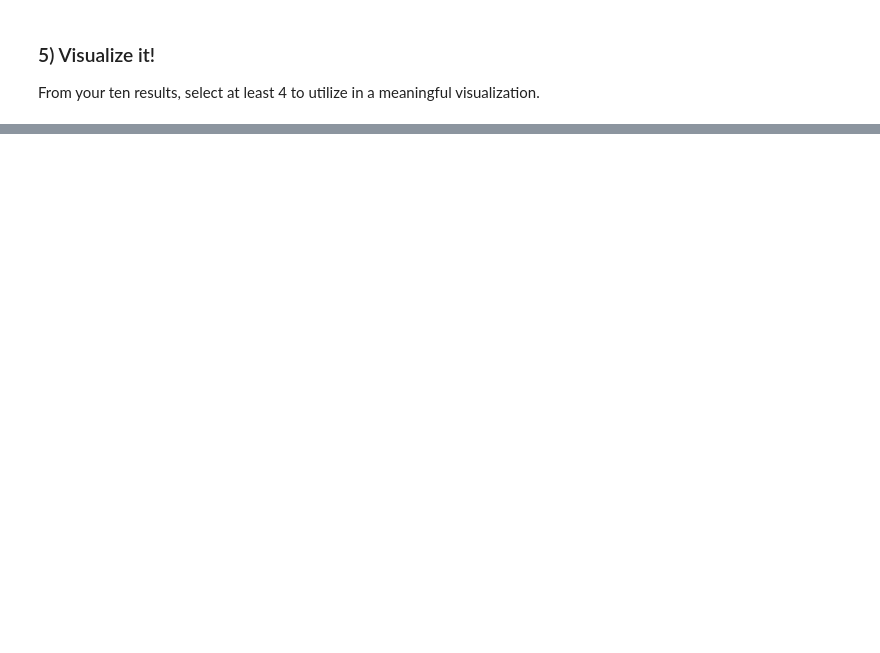
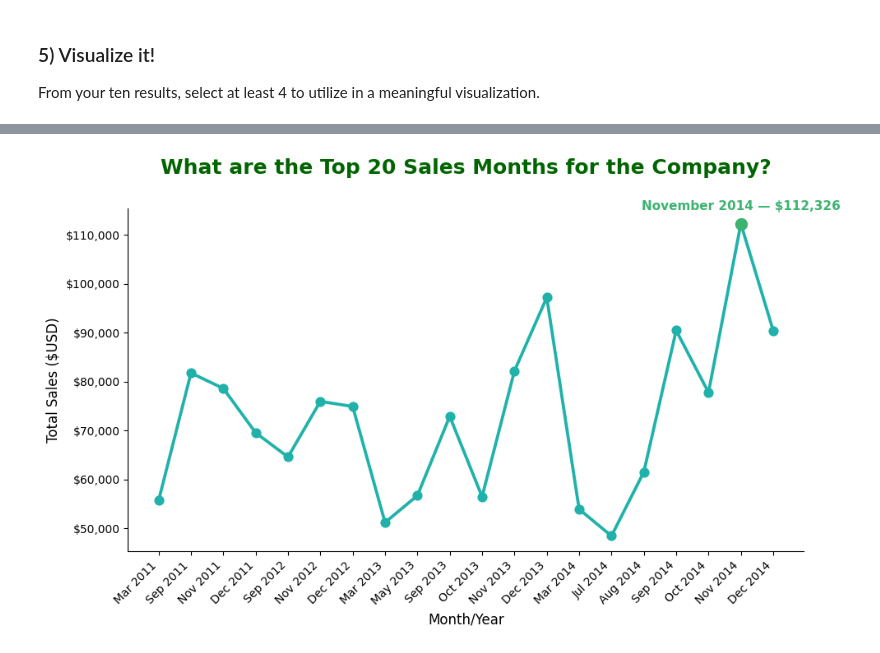
Before and after one commit to laurenmsapp1/Superstore_Sales, a Jupyter notebook: notebooks/superstore_sales_workflow.ipynb, the cells around one changed output, grey strips where cells are left out. Saved outputs shown, nothing was run; the diff lists cells and outputs as text; code cells hidden in the pictures; blank space fills up the shorter version.

```diff
--- a/notebooks/superstore_sales_workflow.ipynb
+++ b/notebooks/superstore_sales_workflow.ipynb
@@ -273,0 +295,17 @@ result7
+# %%
+#chatgpt assisted to be able to find Month/Year
+
+query7 = """
+
+Select
+    STRFTIME('%Y-%m', o.order_date) AS order_month,
+    ROUND(SUM(od.sales), 2) as total_sales
+From order_details od
+Join orders o
+    ON od.order_id = o.order_id
+Group by order_month
+Order by total_sales DESC
+Limit 20;
+ """
+result7 = pd.read_sql(query7, conn)
+result7
@@ -322,0 +472,51 @@ plt.show()
+# %%
+# visualization two code here- Chat GPT assisted to change label of month- QUERY 7
+
+result7['order_month'] = pd.to_datetime(result7['order_month'])
+result7 = result7.sort_values('order_month')
+
+result7['month_label'] = result7['order_month'].dt.strftime('%b %Y')
+
+plt.figure(figsize=(10,6))
+
+ax = sns.pointplot(
+    data=result7,
+    x='month_label',
+    y='total_sales',
+    color='lightseagreen',
+    legend=False
+)
+
+plt.title('What are the Top 20 Sales Months for the Company?', color= 'darkgreen',pad=30, fontsize=18, weight='bold')
+plt.xlabel('Month/Year', fontsize=12)
+plt.ylabel('Total Sales ($USD)', fontsize=12)
+
+ax.yaxis.set_major_formatter(mticker.FuncFormatter(lambda x, _: f'${x:,.0f}'))
+
+
+top_idx = result7['total_sales'].idxmax()
+top_label = result7.loc[top_idx, 'month_label']
+top_y = result7.loc[top_idx, 'total_sales']
+month_label = result7.loc[top_idx, 'order_month'].strftime('%B %Y')
+
+x_positions = range(len(result7))
+top_pos = list(result7['month_label']).index(top_label)
+
+ax.scatter(top_pos, top_y, color='mediumseagreen', s=100, zorder=3)
+ax.text(
+    top_pos,
+    top_y + (top_y * 0.02),
+    f'{month_label} — ${top_y:,.0f}',
+    color='mediumseagreen',
+    weight='bold',
+    ha='center',
+    va='bottom',
+    fontsize=11
+)
+
+plt.xticks(rotation=45, ha='right')
+sns.despine()
+plt.tight_layout()
+plt.show()
+# %% [output]
+[figure, added]
```
Also changed, not shown: parts of 20 cells of this notebook.
